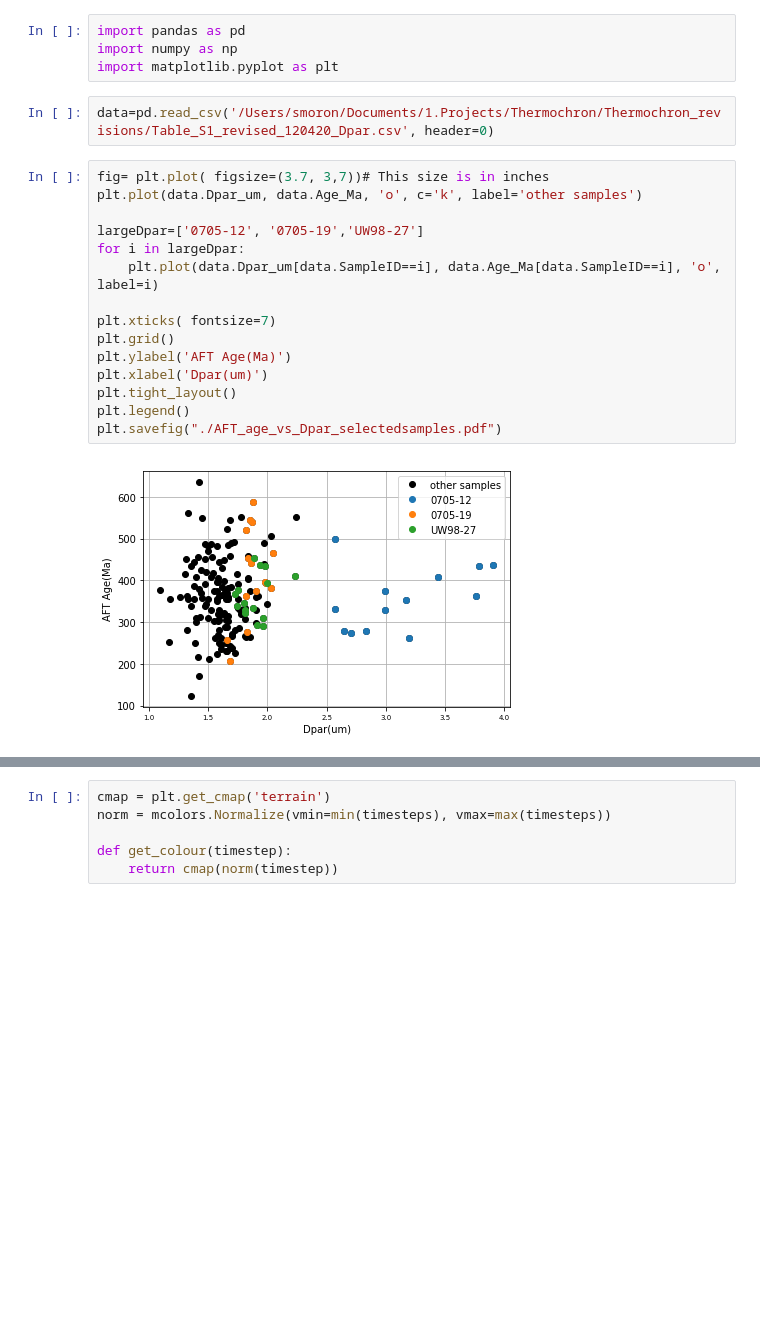
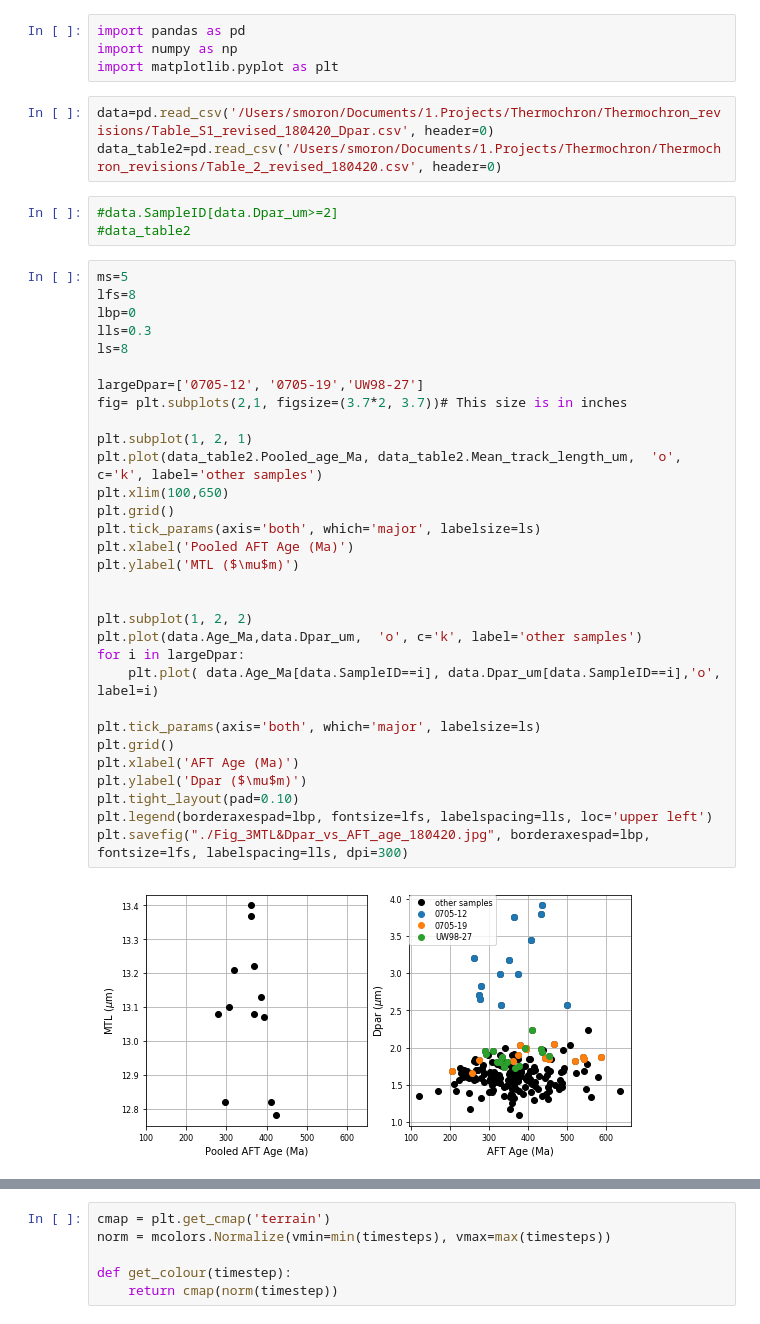
Before and after one commit to saraemp/10.1029-2019TC005988, a Jupyter notebook: AFT_age_vs_Dpar.ipynb, the cells around one changed output, grey strips where cells are left out. Cells and saved outputs as stored; diff of their text form; blank space fills up the shorter version.

```diff
--- a/AFT_age_vs_Dpar.ipynb
+++ b/AFT_age_vs_Dpar.ipynb
@@ -3,24 +3,44 @@ import pandas as pd
 import numpy as np
 import matplotlib.pyplot as plt
 # %%
-data=pd.read_csv('/Users/smoron/Documents/1.Projects/Thermochron/Thermochron_revisions/Table_S1_revised_120420_Dpar.csv', header=0)
+data=pd.read_csv('/Users/smoron/Documents/1.Projects/Thermochron/Thermochron_revisions/Table_S1_revised_180420_Dpar.csv', header=0)
+data_table2=pd.read_csv('/Users/smoron/Documents/1.Projects/Thermochron/Thermochron_revisions/Table_2_revised_180420.csv', header=0)
-# %%
-fig= plt.plot( figsize=(3.7, 3,7))# This size is in inches
-plt.plot(data.Dpar_um, data.Age_Ma, 'o', c='k', label='other samples')
-
-largeDpar=['0705-12', '0705-19','UW98-27']
-for i in largeDpar:
-    plt.plot(data.Dpar_um[data.SampleID==i], data.Age_Ma[data.SampleID==i], 'o', label=i)
-
-plt.xticks( fontsize=7)
-plt.grid()
-plt.ylabel('AFT Age(Ma)')
-plt.xlabel('Dpar(um)')
-plt.tight_layout()
-plt.legend()
-plt.savefig("./AFT_age_vs_Dpar_selectedsamples.pdf")
-# %% [output]
-[figure, removed]
+# %%
+#data.SampleID[data.Dpar_um>=2]
+#data_table2
+# %%
+ms=5
+lfs=8
+lbp=0
+lls=0.3
+ls=8
+
+largeDpar=['0705-12', '0705-19','UW98-27']
+fig= plt.subplots(2,1, figsize=(3.7*2, 3.7))# This size is in inches
+
+plt.subplot(1, 2, 1)
+plt.plot(data_table2.Pooled_age_Ma, data_table2.Mean_track_length_um,  'o', c='k', label='other samples')
+plt.xlim(100,650)
+plt.grid()
+plt.tick_params(axis='both', which='major', labelsize=ls)
+plt.xlabel('Pooled AFT Age (Ma)')
+plt.ylabel('MTL ($\mu$m)')
+
+
+plt.subplot(1, 2, 2)
+plt.plot(data.Age_Ma,data.Dpar_um,  'o', c='k', label='other samples')
+for i in largeDpar:
+    plt.plot( data.Age_Ma[data.SampleID==i], data.Dpar_um[data.SampleID==i],'o', label=i)
+
+plt.tick_params(axis='both', which='major', labelsize=ls)
+plt.grid()
+plt.xlabel('AFT Age (Ma)')
+plt.ylabel('Dpar ($\mu$m)')
+plt.tight_layout(pad=0.10)
+plt.legend(borderaxespad=lbp, fontsize=lfs, labelspacing=lls, loc='upper left')
+plt.savefig("./Fig_3MTL&Dpar_vs_AFT_age_180420.jpg", borderaxespad=lbp, fontsize=lfs, labelspacing=lls, dpi=300)
+# %% [output]
+[figure, added]
 # %%
 fig= plt.plot( figsize=(3.7, 3,7))# This size is in inches
 
```
Also changed, not shown: parts of 3 cells of this notebook.
